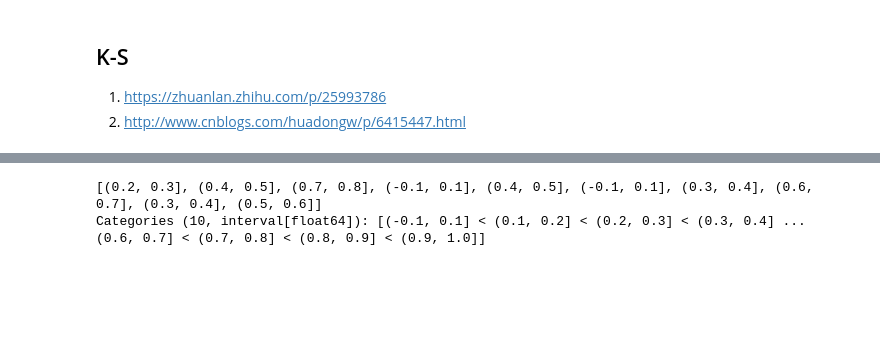
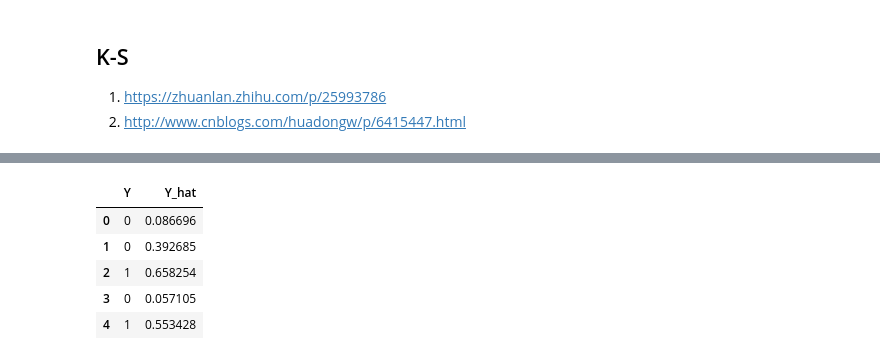
Before and after one commit to ntuaha/Esun_Tutor, a Jupyter notebook: dp/模型驗證標準化作業.ipynb, the cells around one changed output, grey strips where cells are left out. Cells and saved outputs as stored; diff of their text form; code cells hidden in the pictures; blank space fills up the shorter version.

```diff
--- a/dp/模型驗證標準化作業.ipynb
+++ b/dp/模型驗證標準化作業.ipynb
@@ -154,7 +265,15 @@ array([0.29966832, 0.40456138, 0.78706707, 0.05517904, 0.4745436 ,
+# %%
+data = {"Y":y_test,"Y_hat":y_test_p}
+df = pd.DataFrame(data)
+df.head()
+# %% [output]
+|  | Y | Y_hat |
+| 0 | 0 | 0.086696 |
+| 1 | 0 | 0.392685 |
+| 2 | 1 | 0.658254 |
+| 3 | 0 | 0.057105 |
+| 4 | 1 | 0.553428 |
 # %%
-category = pd.cut(a,bins=bins)
-print(category)
+category = pd.cut(df["Y_hat"],bins=bins)
+category = category.sort_values()
-# %% [output]
-[(0.2, 0.3], (0.4, 0.5], (0.7, 0.8], (-0.1, 0.1], (0.4, 0.5], (-0.1, 0.1], (0.3, 0.4], (0.6, 0.7], (0.3, 0.4], (0.5, 0.6]]
-Categories (10, interval[float64]): [(-0.1, 0.1] < (0.1, 0.2] < (0.2, 0.3] < (0.3, 0.4] ... (0.6, 0.7] < (0.7, 0.8] < (0.8, 0.9] < (0.9, 1.0]]
 # %%
```
Also changed, not shown: parts of 44 cells of this notebook.
